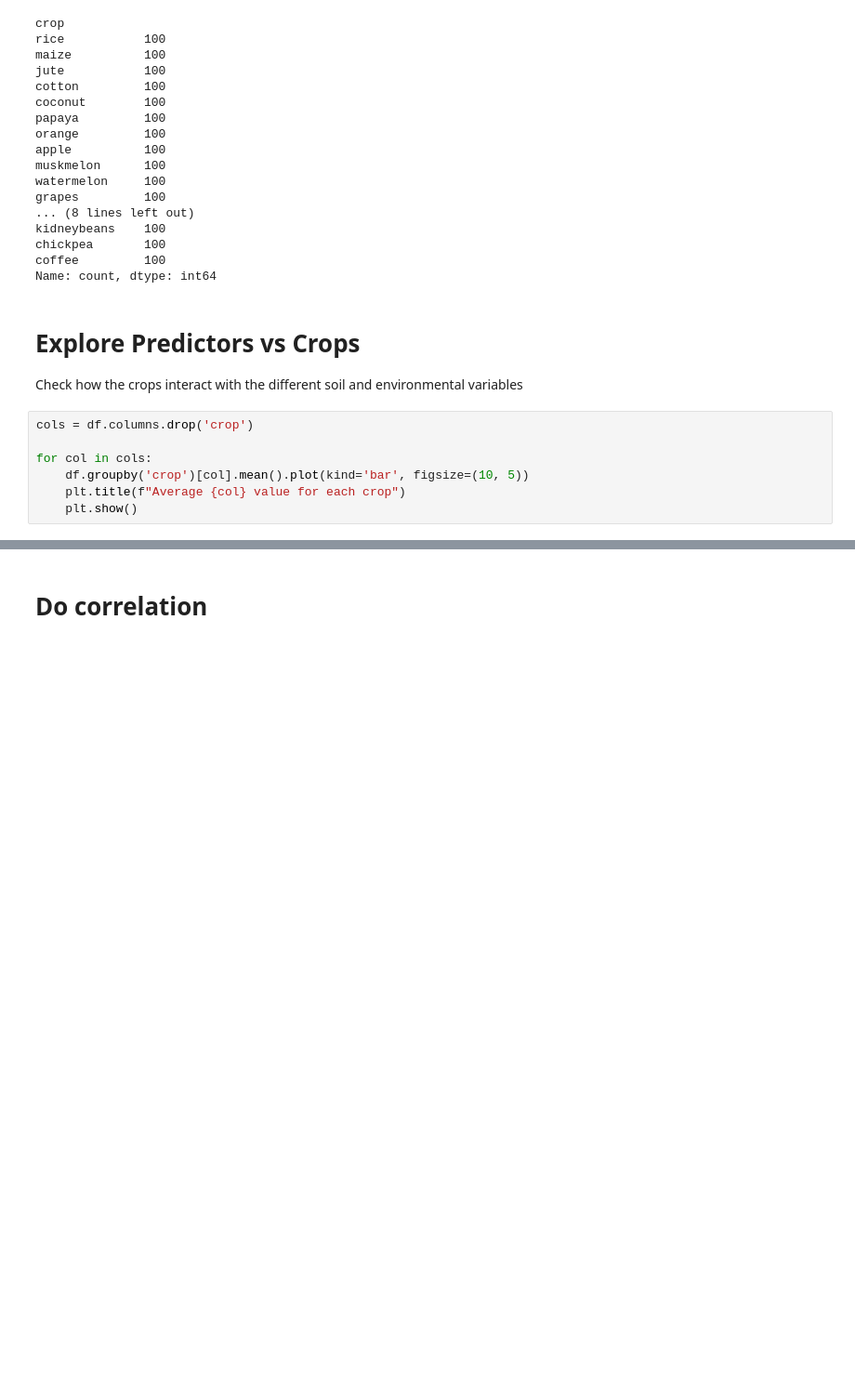
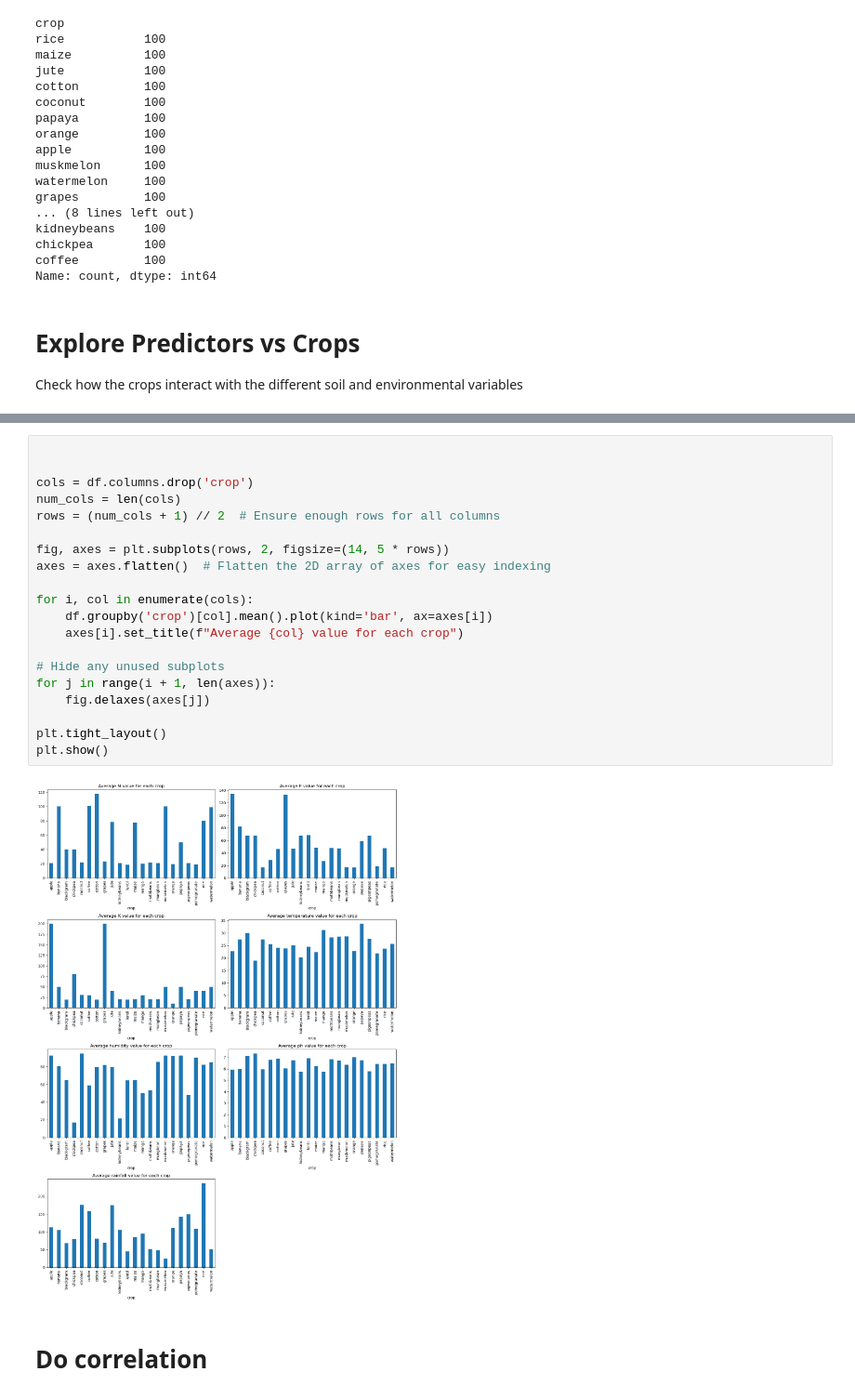
Before and after one commit to meshachaderele/crop-recommendation, a Jupyter notebook: notebooks/crop_recommendation.ipynb, the cells around one changed output, grey strips where cells are left out. Shown at 93% size. Cells and saved outputs as stored; diff of their text form; blank space fills up the shorter version.

```diff
--- a/notebooks/crop_recommendation.ipynb
+++ b/notebooks/crop_recommendation.ipynb
@@ -113,10 +110,3 @@ Name: count, dtype: int64
 # %% [markdown]
 # Explore Predictors vs Crops
 Check how the crops interact with the different soil and environmental variables
-# %%
-cols = df.columns.drop('crop')
-
-for col in cols:
-    df.groupby('crop')[col].mean().plot(kind='bar', figsize=(10, 5))
-    plt.title(f"Average {col} value for each crop")
-    plt.show()
@@ -131,3 +113,25 @@ for col in cols:
+# %%
+
+
+cols = df.columns.drop('crop')
+num_cols = len(cols)
+rows = (num_cols + 1) // 2  # Ensure enough rows for all columns
+
+fig, axes = plt.subplots(rows, 2, figsize=(14, 5 * rows))
+axes = axes.flatten()  # Flatten the 2D array of axes for easy indexing
+
+for i, col in enumerate(cols):
+    df.groupby('crop')[col].mean().plot(kind='bar', ax=axes[i])
+    axes[i].set_title(f"Average {col} value for each crop")
+
+# Hide any unused subplots
+for j in range(i + 1, len(axes)):
+    fig.delaxes(axes[j])
+
+plt.tight_layout()
+plt.show()
+# %% [output]
+[figure, added]
 # %% [markdown]
 # Do correlation
 # %%
```
Also changed, not shown: parts of 14 cells of this notebook.
